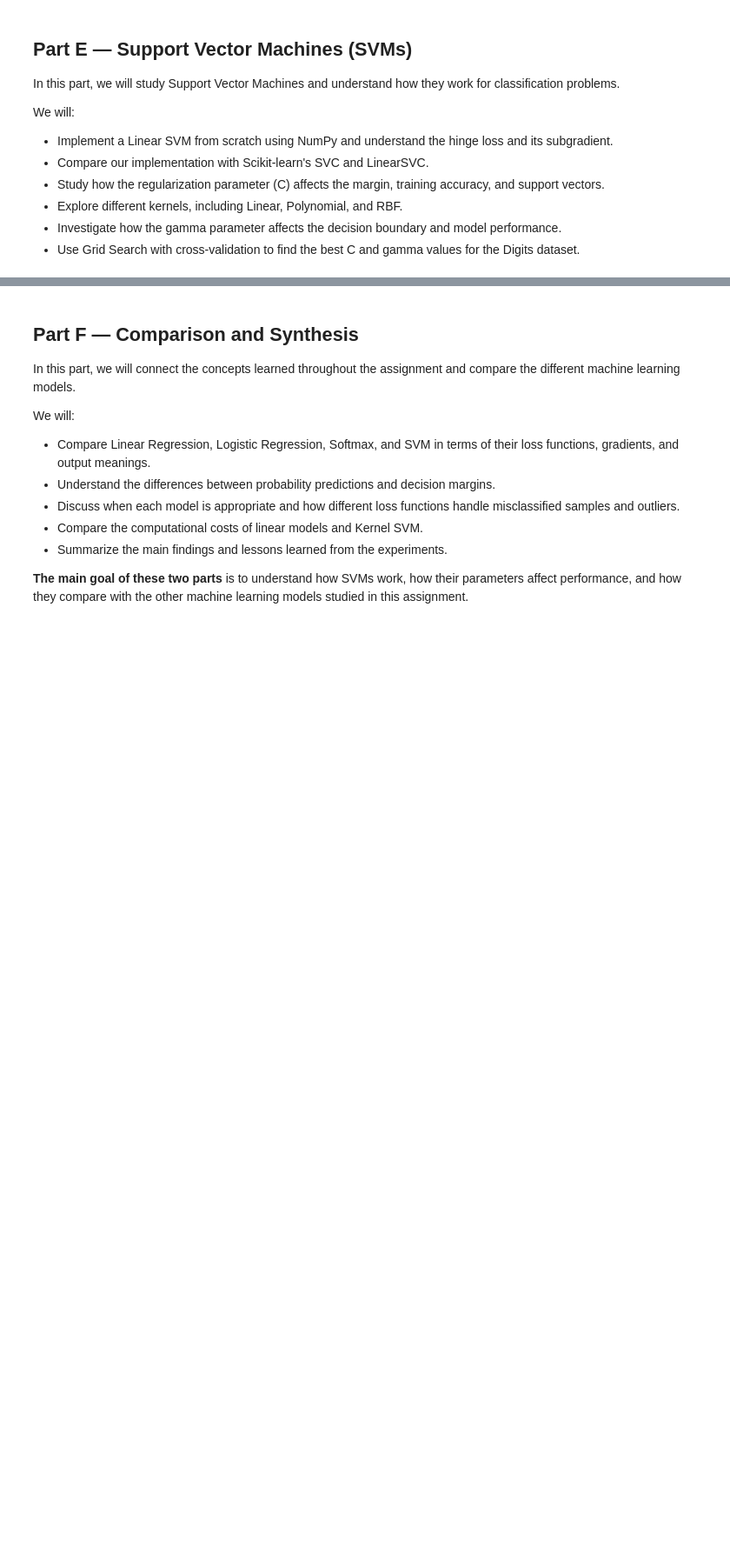
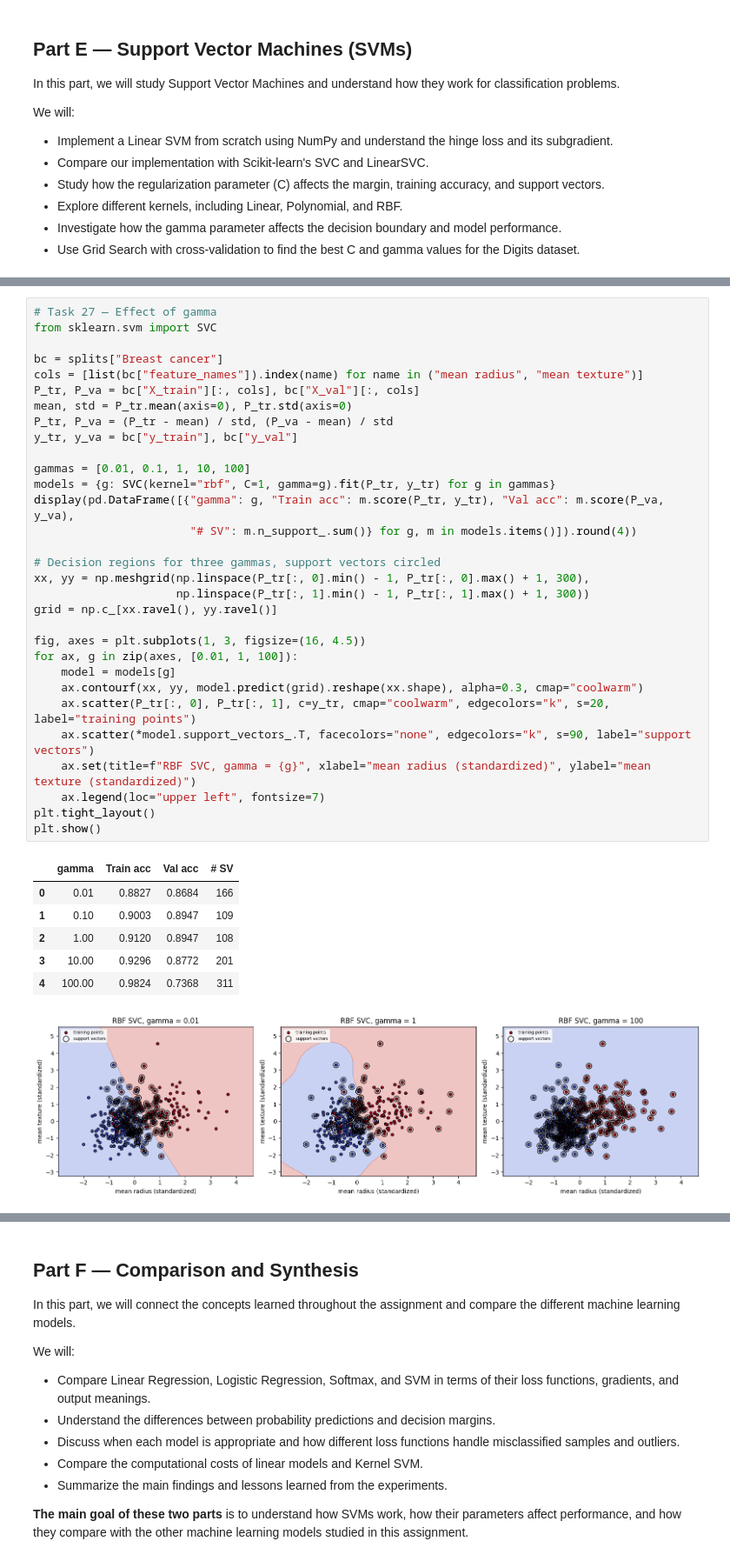
Before and after one commit to YaseenRamzyy/ML-Assignment-2, a Jupyter notebook: ML_Assignment_2.ipynb, the cells around one changed output, grey strips where cells are left out. Shown at 87% size. Drawn from its saved outputs; the diff is of its cells as text; blank space fills up the shorter version.

```diff
--- a/ML_Assignment_2.ipynb
+++ b/ML_Assignment_2.ipynb
@@ -2313,0 +869,39 @@ Final Test Accuracy: 0.9778
+# %%
+# Task 27 — Effect of gamma
+from sklearn.svm import SVC
+
+bc = splits["Breast cancer"]
+cols = [list(bc["feature_names"]).index(name) for name in ("mean radius", "mean texture")]
+P_tr, P_va = bc["X_train"][:, cols], bc["X_val"][:, cols]
+mean, std = P_tr.mean(axis=0), P_tr.std(axis=0)
+P_tr, P_va = (P_tr - mean) / std, (P_va - mean) / std
+y_tr, y_va = bc["y_train"], bc["y_val"]
+
+gammas = [0.01, 0.1, 1, 10, 100]
+models = {g: SVC(kernel="rbf", C=1, gamma=g).fit(P_tr, y_tr) for g in gammas}
+display(pd.DataFrame([{"gamma": g, "Train acc": m.score(P_tr, y_tr), "Val acc": m.score(P_va, y_va),
+                       "# SV": m.n_support_.sum()} for g, m in models.items()]).round(4))
+
+# Decision regions for three gammas, support vectors circled
+xx, yy = np.meshgrid(np.linspace(P_tr[:, 0].min() - 1, P_tr[:, 0].max() + 1, 300),
+                     np.linspace(P_tr[:, 1].min() - 1, P_tr[:, 1].max() + 1, 300))
+grid = np.c_[xx.ravel(), yy.ravel()]
+
+fig, axes = plt.subplots(1, 3, figsize=(16, 4.5))
+for ax, g in zip(axes, [0.01, 1, 100]):
+    model = models[g]
+    ax.contourf(xx, yy, model.predict(grid).reshape(xx.shape), alpha=0.3, cmap="coolwarm")
+    ax.scatter(P_tr[:, 0], P_tr[:, 1], c=y_tr, cmap="coolwarm", edgecolors="k", s=20, label="training points")
+    ax.scatter(*model.support_vectors_.T, facecolors="none", edgecolors="k", s=90, label="support vectors")
+    ax.set(title=f"RBF SVC, gamma = {g}", xlabel="mean radius (standardized)", ylabel="mean texture (standardized)")
+    ax.legend(loc="upper left", fontsize=7)
+plt.tight_layout()
+plt.show()
+# %% [output]
+|  | gamma | Train acc | Val acc | # SV |
+| 0 | 0.01 | 0.8827 | 0.8684 | 166 |
+| 1 | 0.10 | 0.9003 | 0.8947 | 109 |
+| 2 | 1.00 | 0.9120 | 0.8947 | 108 |
+| 3 | 10.00 | 0.9296 | 0.8772 | 201 |
+| 4 | 100.00 | 0.9824 | 0.7368 | 311 |
+[figure, added]
```
Also changed, not shown: parts of 24 cells of this notebook.
